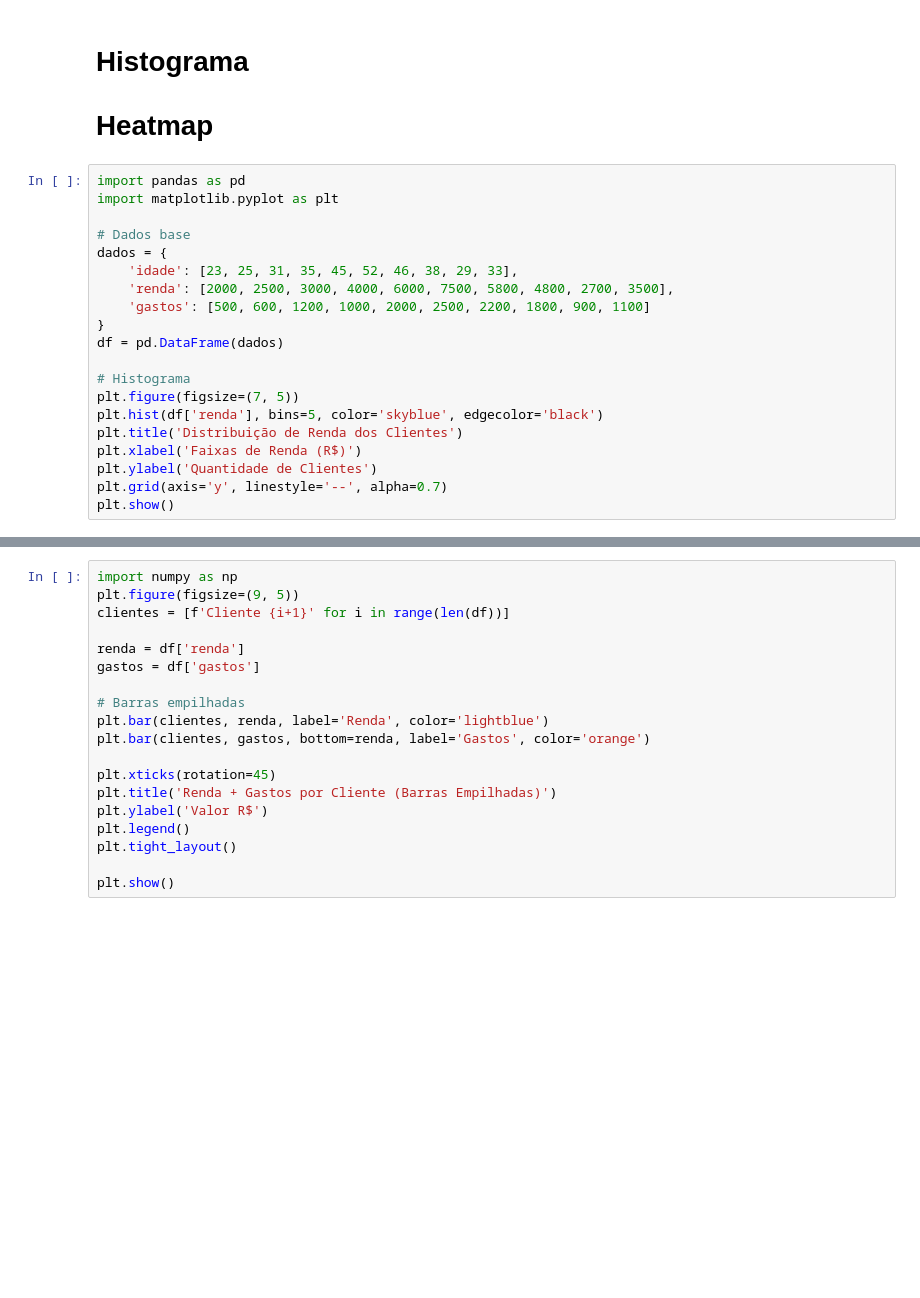
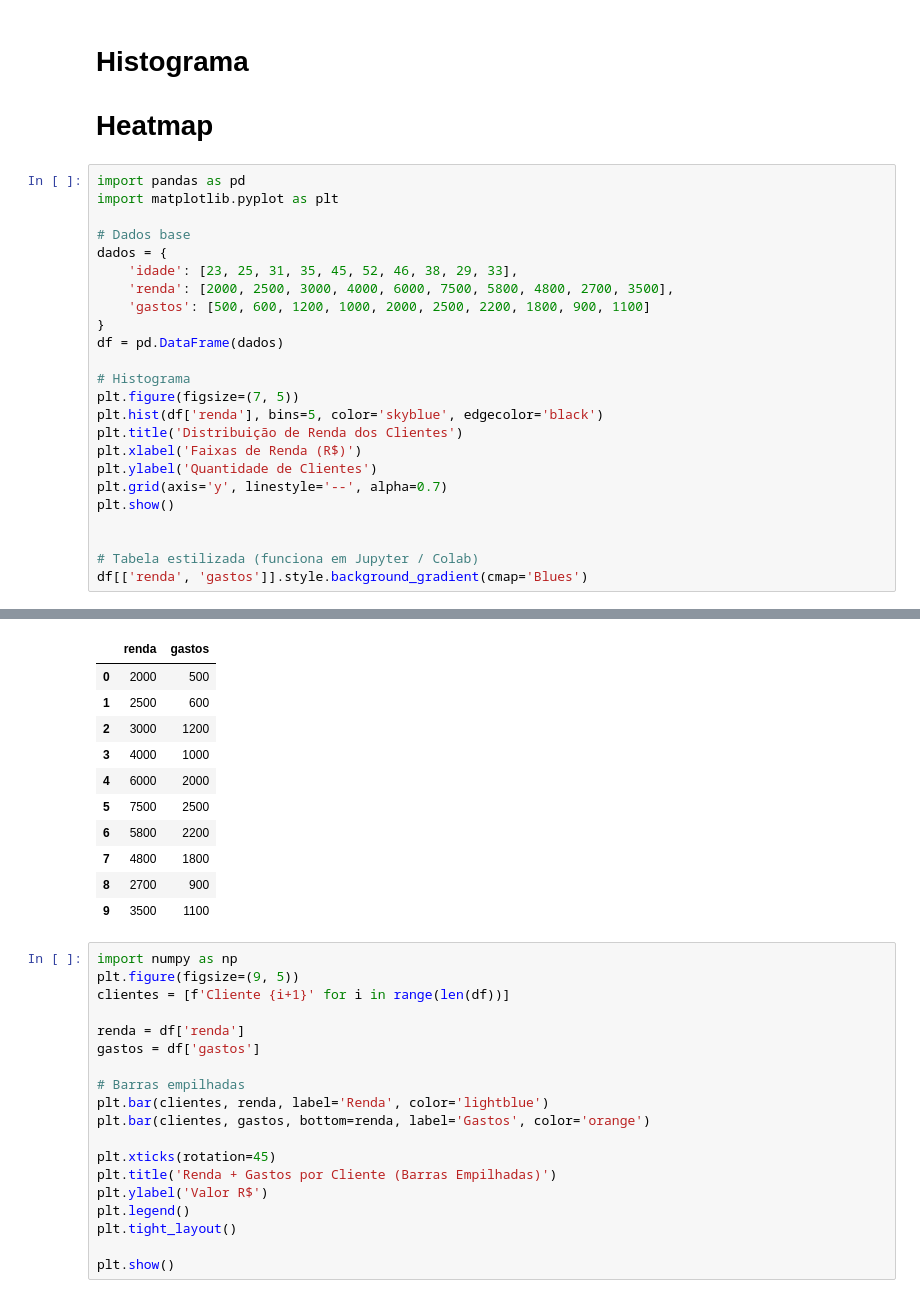
Before and after one commit to wesleyorrr/AND_AL_ONE, a Jupyter notebook: Analise_dados0.ipynb, the cells around one changed output, grey strips where cells are left out. Saved outputs shown, nothing was run; the diff lists cells and outputs as text; blank space fills up the shorter version.

```diff
--- a/Analise_dados0.ipynb
+++ b/Analise_dados0.ipynb
@@ -882,25 +882,40 @@ plt.show()
 # %%
 import pandas as pd
 import matplotlib.pyplot as plt
 
 # Dados base
 dados = {
     'idade': [23, 25, 31, 35, 45, 52, 46, 38, 29, 33],
     'renda': [2000, 2500, 3000, 4000, 6000, 7500, 5800, 4800, 2700, 3500],
     'gastos': [500, 600, 1200, 1000, 2000, 2500, 2200, 1800, 900, 1100]
 }
 df = pd.DataFrame(dados)
 
 # Histograma
 plt.figure(figsize=(7, 5))
 plt.hist(df['renda'], bins=5, color='skyblue', edgecolor='black')
 plt.title('Distribuição de Renda dos Clientes')
 plt.xlabel('Faixas de Renda (R$)')
 plt.ylabel('Quantidade de Clientes')
 plt.grid(axis='y', linestyle='--', alpha=0.7)
 plt.show()
+
+
+# Tabela estilizada (funciona em Jupyter / Colab)
+df[['renda', 'gastos']].style.background_gradient(cmap='Blues')
 # %% [output]
 [figure]
+|  | renda | gastos |
+| 0 | 2000 | 500 |
+| 1 | 2500 | 600 |
+| 2 | 3000 | 1200 |
+| 3 | 4000 | 1000 |
+| 4 | 6000 | 2000 |
+| 5 | 7500 | 2500 |
+| 6 | 5800 | 2200 |
+| 7 | 4800 | 1800 |
+| 8 | 2700 | 900 |
+| 9 | 3500 | 1100 |
 # %%
 import numpy as np
 plt.figure(figsize=(9, 5))
```
Also changed, not shown: parts of 1 cell of this notebook.
